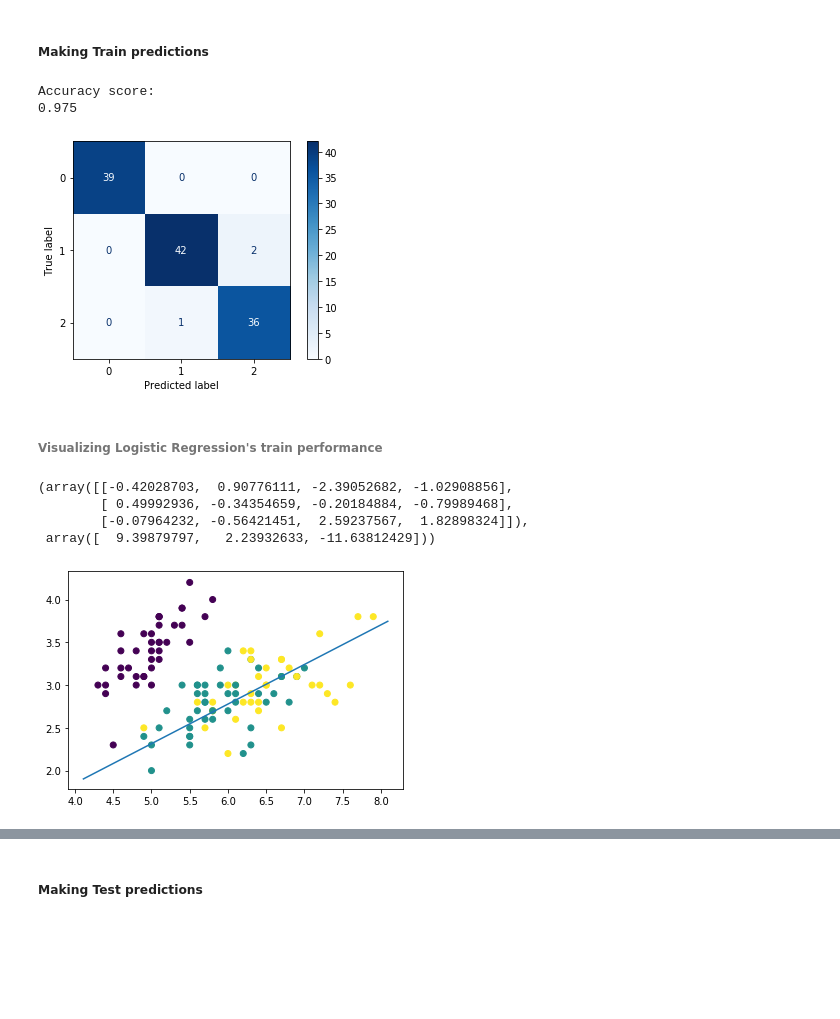
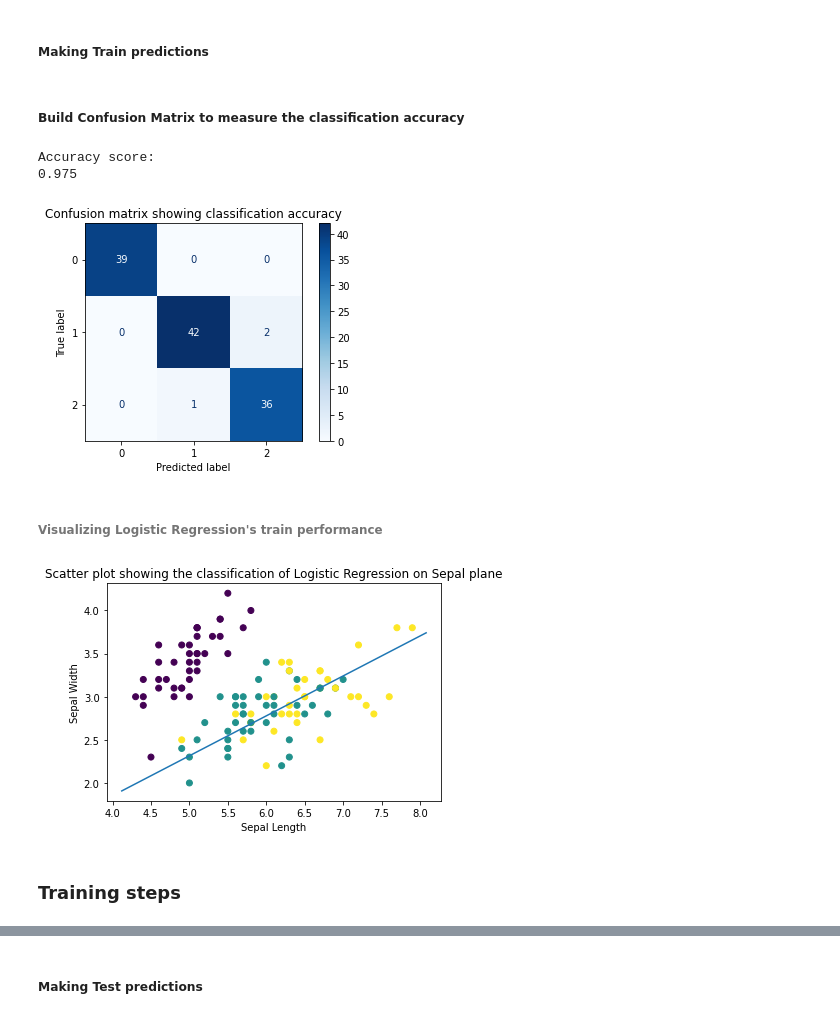
Before and after one commit to DSC-UTDallas/explore-ml, a Jupyter notebook: beginner_track/classification/Beginner_ML_Logistic_Regression.ipynb, the cells around one changed output, grey strips where cells are left out. Cells and saved outputs as stored; diff of their text form; code cells hidden in the pictures; blank space fills up the shorter version.

```diff
--- a/beginner_track/classification/Beginner_ML_Logistic_Regression.ipynb
+++ b/beginner_track/classification/Beginner_ML_Logistic_Regression.ipynb
@@ -198,32 +167,33 @@ train_pred_probabilities = logit_model.predict_proba(train_features)
+# %% [markdown]
+##### Build Confusion Matrix to measure the classification accuracy
 # %%
 #test accuracy
 train_confusion_matrix = confusion_matrix(train_preds, train_labels)
 train_accuracy_score = accuracy_score(train_preds, train_labels)
 train_disp = plot_confusion_matrix(logit_model, train_features, train_labels, cmap = plt.cm.Blues)
+plt.title('Confusion matrix showing classification accuracy')
 print("Accuracy score: ")
 print(train_accuracy_score)
 # %% [output]
 Accuracy score:
 0.975
-[figure, old version]
+[figure, new version]
 # %% [markdown]
 ###### Visualizing Logistic Regression's train performance
-# %%
-#get coefficeints and intercepts
-train_W, train_b = logit_model.coef_, logit_model.intercept_
-train_W, train_b
-# %% [output]
-(array([[-0.42028703,  0.90776111, -2.39052682, -1.02908856],
-        [ 0.49992936, -0.34354659, -0.20184884, -0.79989468],
-        [-0.07964232, -0.56421451,  2.59237567,  1.82898324]]),
- array([  9.39879797,   2.23932633, -11.63812429]))
 # %%
 plt.scatter(train_features['sepal_length'], train_features['sepal_width'], c = train_labels)
 ax = plt.gca()
 ax.autoscale = False
+#get coefficeints and intercepts
 xvals = np.array(ax.get_xlim())
+train_W, train_b = logit_model.coef_, logit_model.intercept_
 yvals = -(xvals * train_W[0][0]) / train_W[0][1]
 plt.plot(xvals, yvals)
+plt.xlabel('Sepal Length')
+plt.ylabel('Sepal Width')
+plt.title('Scatter plot showing the classification of Logistic Regression on Sepal plane')
 plt.show()
 # %% [output]
-[figure, old version]
+[figure, new version]
+# %% [markdown]
+### Training steps
```
Also changed, not shown: parts of 48 cells of this notebook, 1 other file.
